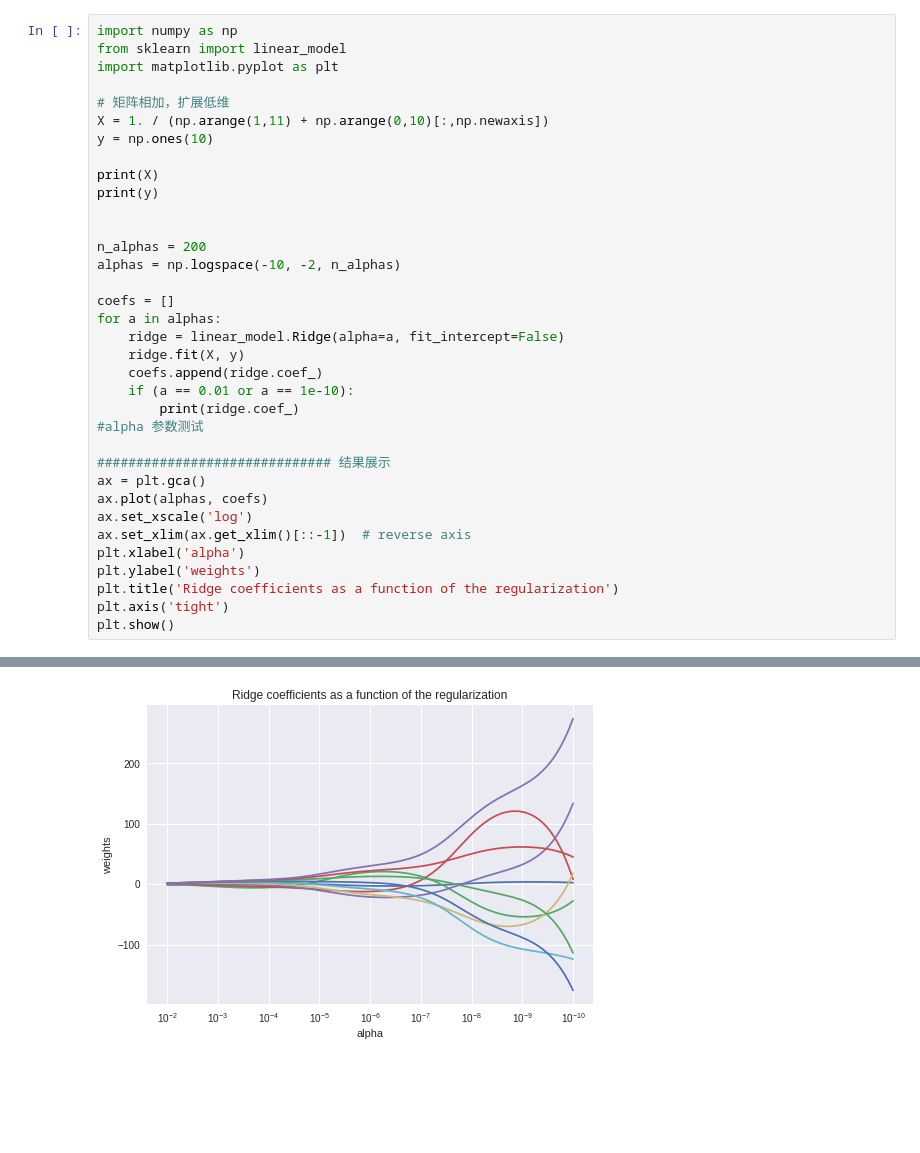
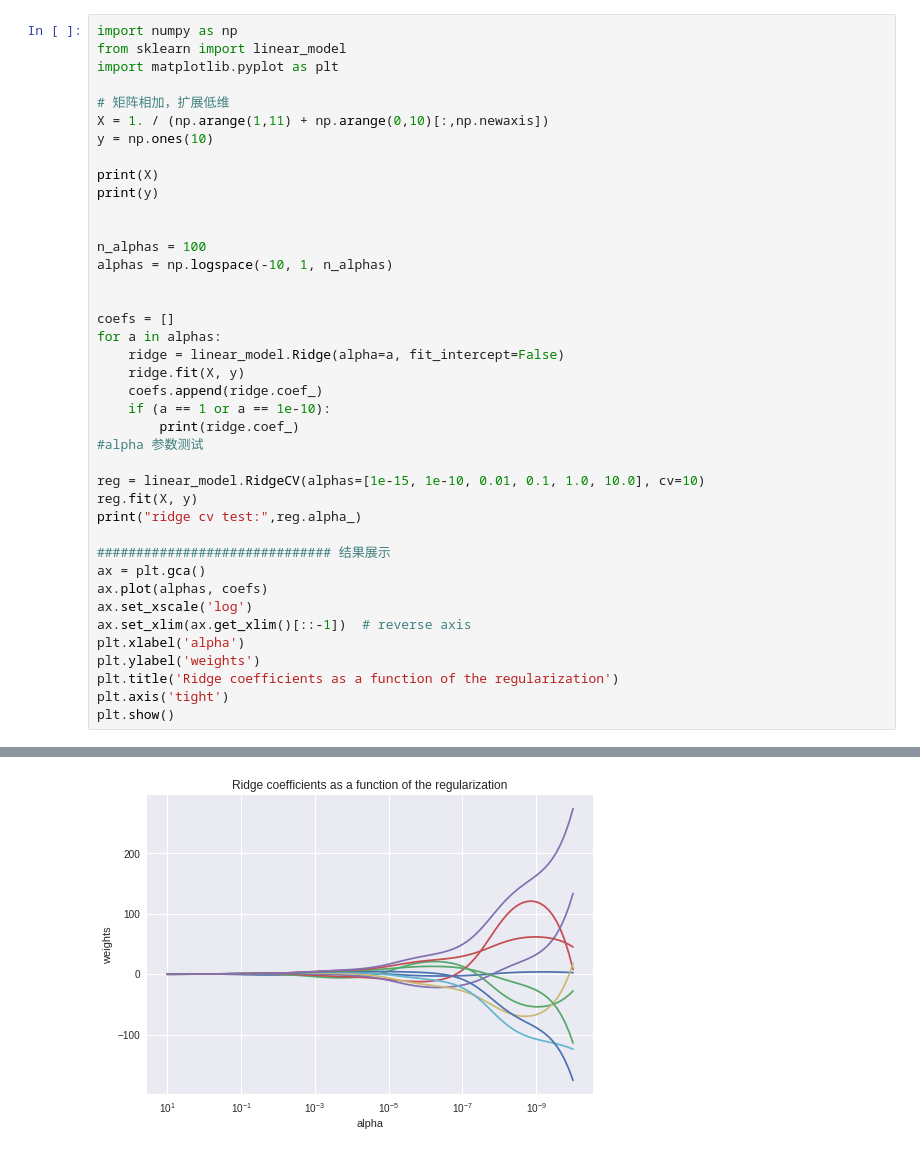
Before and after one commit to 52Coding/sklearn, a Jupyter notebook: sklearn_ridge_regression.ipynb, the cells around one changed output, grey strips where cells are left out. Cells and saved outputs as stored; diff of their text form; blank space fills up the shorter version.

Commit message:
ridge cv

```diff
--- a/sklearn_ridge_regression.ipynb
+++ b/sklearn_ridge_regression.ipynb
@@ -13,17 +13,22 @@ print(X)
 print(y)
 
 
-n_alphas = 200
-alphas = np.logspace(-10, -2, n_alphas)
+n_alphas = 100
+alphas = np.logspace(-10, 1, n_alphas)
+
 
 coefs = []
 for a in alphas:
     ridge = linear_model.Ridge(alpha=a, fit_intercept=False)
     ridge.fit(X, y)
     coefs.append(ridge.coef_)
-    if (a == 0.01 or a == 1e-10):
+    if (a == 1 or a == 1e-10):
         print(ridge.coef_)
 #alpha 参数测试
+
+reg = linear_model.RidgeCV(alphas=[1e-15, 1e-10, 0.01, 0.1, 1.0, 10.0], cv=10)
+reg.fit(X, y)
+print("ridge cv test:",reg.alpha_)
 
 ############################## 结果展示
 ax = plt.gca()
@@ -56 +61 @@ plt.show()
-[figure, old version]
+[figure, new version]
```
Also changed, not shown: parts of 1 cell of this notebook.
